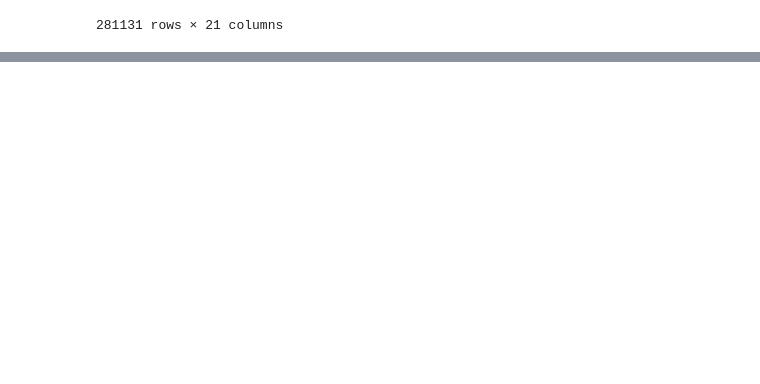
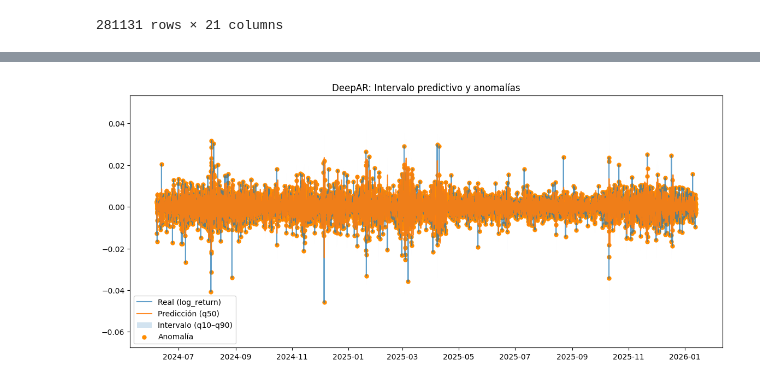
Before and after one commit to treviom90/Anomaly-Detection-in-Crypto, a Jupyter notebook: 10DeepAR.ipynb, the cells around one changed output, grey strips where cells are left out. Cells and saved outputs as stored; diff of their text form; code cells hidden in the pictures; blank space fills up the shorter version.

```diff
--- a/10DeepAR.ipynb
+++ b/10DeepAR.ipynb
@@ -148,3 +163,24 @@ def plot_close_anomalies(df, close_col="close", anomaly_col="anomaly_dagmm", tit
     plt.title(title)
     plt.legend()
     plt.show()
+# %%
+
+def plot_deepar_interval_anomalies(df, time_col="open_time", y_col="log_return",
+                                   q10="deepar_q10", q50="deepar_q50", q90="deepar_q90",
+                                   anomaly_col="anomaly_deepar",
+                                   title="DeepAR: Intervalo predictivo y anomalías"):
+    d = df.dropna(subset=[y_col, q10, q50, q90]).copy()
+    x = d[time_col] if time_col in d.columns else d.index
+
+    plt.figure(figsize=(14,6))
+    plt.plot(x, d[y_col], label=f"Real ({y_col})", alpha=0.7)
+    plt.plot(x, d[q50], label="Predicción (q50)", alpha=0.9)
+    plt.fill_between(x, d[q10], d[q90], alpha=0.2, label="Intervalo (q10–q90)")
+
+    an = d[d[anomaly_col] == 1]
+    plt.scatter(an[time_col] if time_col in d.columns else an.index, an[y_col],
+                s=25, color="darkorange", label="Anomalía")
+
+    plt.title(title)
+    plt.legend()
+    plt.show()
@@ -192,5 +265,7 @@ c:\Users\cecil\AppData\Local\Programs\Python\Python311\Lib\site-packages\lightni
 # %%
 df_scored_deepar = score_deepar_anomalies(
-    deepar_model,
-    val_ds
+    model=deepar_model,
+    dataset=val_ds,
+    df_full=df_deepar,
+    target="log_return"
 )
@@ -203,0 +288,4 @@ plot_close_anomalies(
+# %%
+plot_deepar_interval_anomalies(df_scored_deepar)
+# %% [output]
+[figure, added]
```
Also changed, not shown: parts of 8 cells of this notebook, 8 other files.
